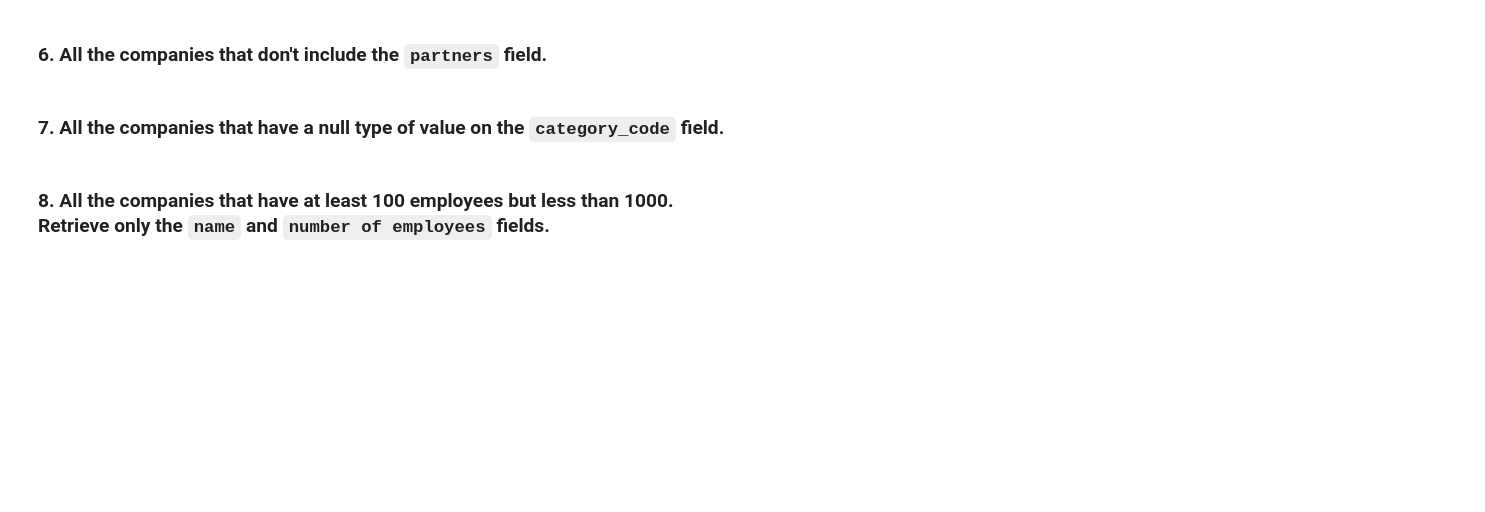
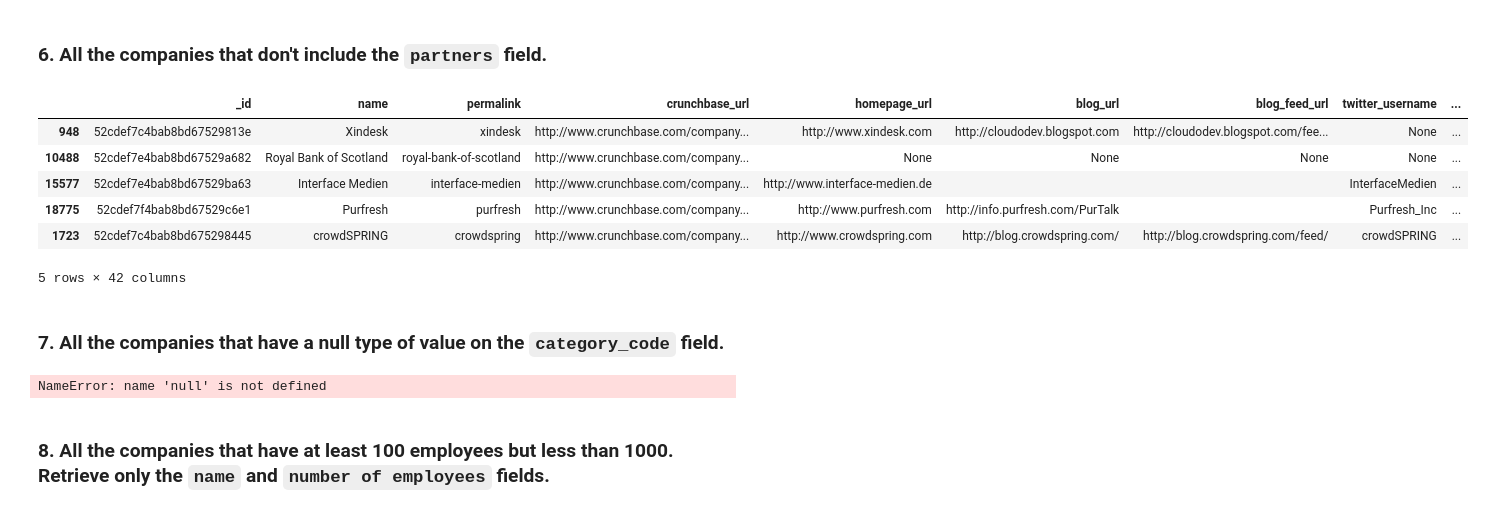
Before and after one commit to ironhack-datalabs/datamad1020-rev, a Jupyter notebook: module-2/lab-advance-querying-mongo/your_code/main.ipynb, the cells around one changed output. Saved outputs shown, nothing was run; the diff lists cells and outputs as text; code cells hidden in the pictures; blank space fills up the shorter version.

```diff
--- a/module-2/lab-advance-querying-mongo/your_code/main.ipynb
+++ b/module-2/lab-advance-querying-mongo/your_code/main.ipynb
@@ -33,2 +101,14 @@ sdfs
+# %%
+ex6 = collection.find({"parters": {"$exists": False}})
+df6 = pd.DataFrame(ex6)
+df6.sample(5)
+# %% [output]
+|  | _id | name | permalink | crunchbase_url | homepage_url | blog_url | blog_feed_url | twitter_username | ... |
+| 948 | 52cdef7c4bab8bd67529813e | Xindesk | xindesk | http://www.crunchbase.com/company... | http://www.xindesk.com | http://cloudodev.blogspot.com | http://cloudodev.blogspot.com/fee... | None | ... |
+| 10488 | 52cdef7e4bab8bd67529a682 | Royal Bank of Scotland | royal-bank-of-scotland | http://www.crunchbase.com/company... | None | None | None | None | ... |
+| 15577 | 52cdef7e4bab8bd67529ba63 | Interface Medien | interface-medien | http://www.crunchbase.com/company... | http://www.interface-medien.de |  |  | InterfaceMedien | ... |
+| 18775 | 52cdef7f4bab8bd67529c6e1 | Purfresh | purfresh | http://www.crunchbase.com/company... | http://www.purfresh.com | http://info.purfresh.com/PurTalk |  | Purfresh_Inc | ... |
+| 1723 | 52cdef7c4bab8bd675298445 | crowdSPRING | crowdspring | http://www.crunchbase.com/company... | http://www.crowdspring.com | http://blog.crowdspring.com/ | http://blog.crowdspring.com/feed/ | crowdSPRING | ... |
+5 rows × 42 columns
 # %% [markdown]
 ### 7. All the companies that have a null type of value on the `category_code` field.
@@ -37,2 +115,9 @@ sdfs
+# %%
+ex7 = collection.find({"category_code": null})
+df7 = pd.DataFrame(ex7)
+df7
+#NO ME SALE
+# %% [output]
+NameError: name 'null' is not defined
 # %% [markdown]
 ### 8. All the companies that have at least 100 employees but less than 1000. Retrieve only the `name` and `number of employees` fields.
```
Also changed, not shown: parts of 41 cells of this notebook, 1 other file.
